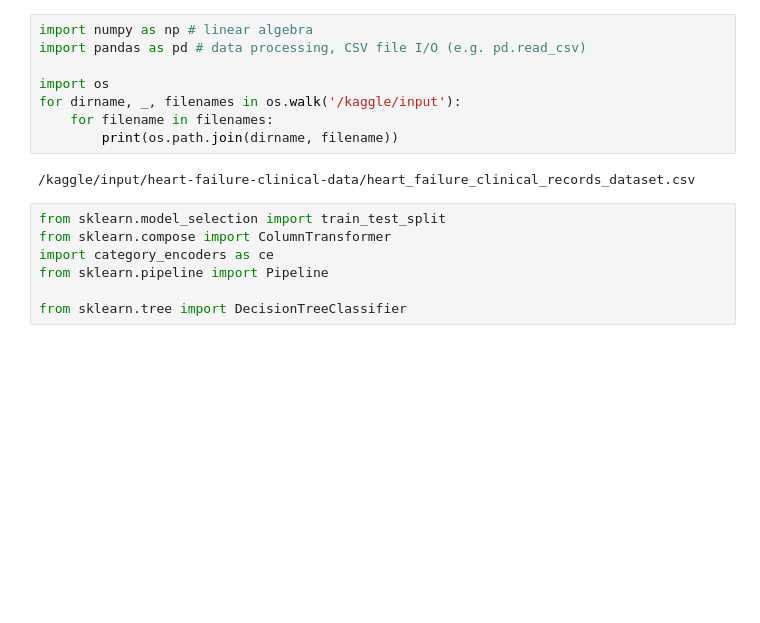
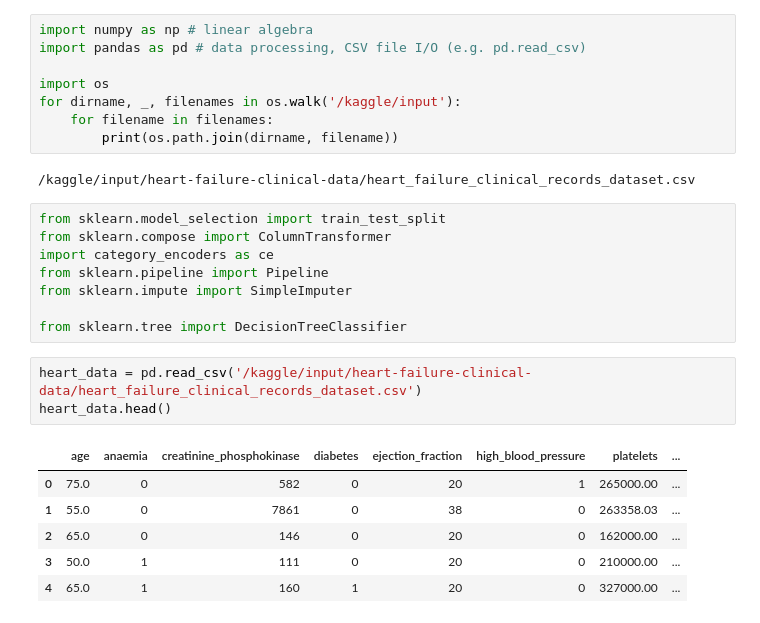
Before and after one commit to amaralwagner/ML_classification_model, a Jupyter notebook: ml-classification-model.ipynb, the cells around one changed output. Drawn from its saved outputs; the diff is of its cells as text; blank space fills up the shorter version.

Commit message:
Kaggle Notebook | ML_Classification_model | Version 2

```diff
--- a/ml-classification-model.ipynb
+++ b/ml-classification-model.ipynb
@@ -15,5 +15,16 @@ from sklearn.model_selection import train_test_split
 from sklearn.compose import ColumnTransformer
 import category_encoders as ce
 from sklearn.pipeline import Pipeline
+from sklearn.impute import SimpleImputer
 
 from sklearn.tree import DecisionTreeClassifier
+# %%
+heart_data = pd.read_csv('/kaggle/input/heart-failure-clinical-data/heart_failure_clinical_records_dataset.csv')
+heart_data.head()
+# %% [output]
+|  | age | anaemia | creatinine_phosphokinase | diabetes | ejection_fraction | high_blood_pressure | platelets | ... |
+| 0 | 75.0 | 0 | 582 | 0 | 20 | 1 | 265000.00 | ... |
+| 1 | 55.0 | 0 | 7861 | 0 | 38 | 0 | 263358.03 | ... |
+| 2 | 65.0 | 0 | 146 | 0 | 20 | 0 | 162000.00 | ... |
+| 3 | 50.0 | 1 | 111 | 0 | 20 | 0 | 210000.00 | ... |
+| 4 | 65.0 | 1 | 160 | 1 | 20 | 0 | 327000.00 | ... |
```
Also changed, not shown: parts of 19 cells of this notebook.
